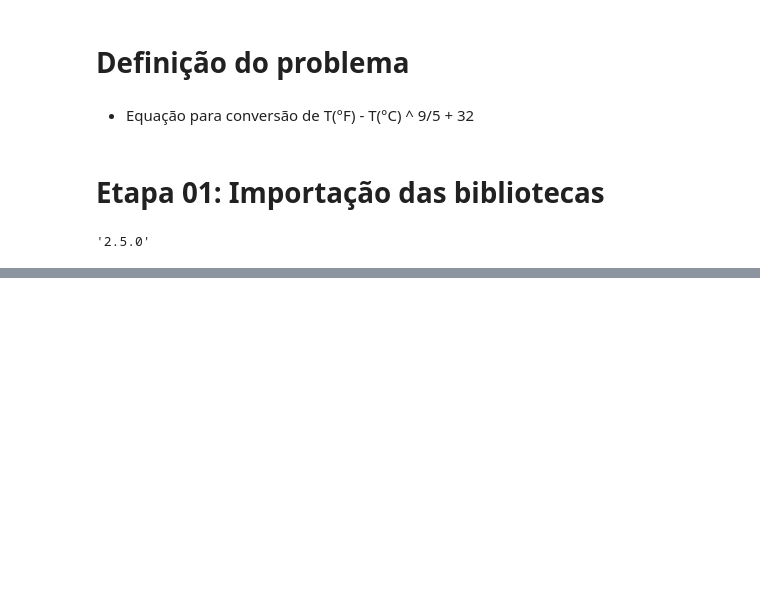
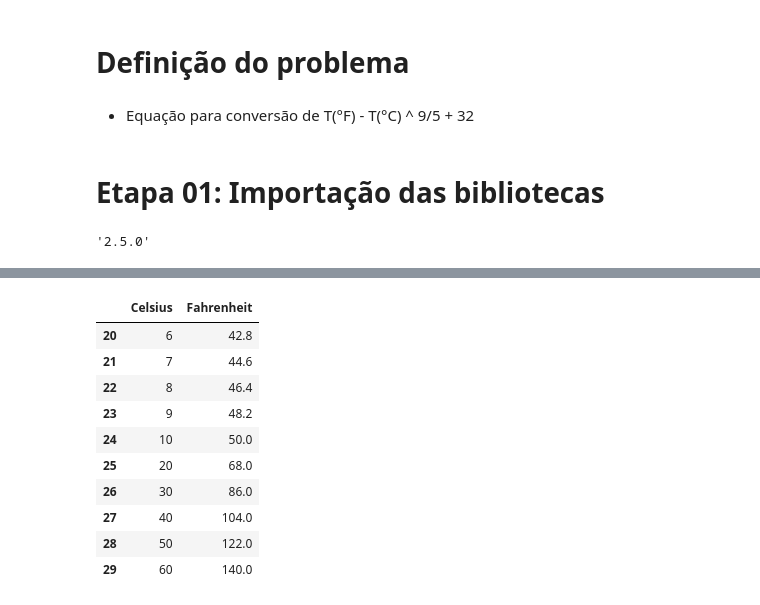
Before and after one commit to guiebitt/cddeeplearning, a Jupyter notebook: exercicio01.ipynb, the cells around one changed output, grey strips where cells are left out. Drawn from its saved outputs; the diff is of its cells as text; code cells hidden in the pictures; blank space fills up the shorter version.

```diff
--- a/exercicio01.ipynb
+++ b/exercicio01.ipynb
@@ -14,0 +54,14 @@ tf.__version__
+# %%
+temperature_df.tail(10)
+# %% [output]
+|  | Celsius | Fahrenheit |
+| 20 | 6 | 42.8 |
+| 21 | 7 | 44.6 |
+| 22 | 8 | 46.4 |
+| 23 | 9 | 48.2 |
+| 24 | 10 | 50.0 |
+| 25 | 20 | 68.0 |
+| 26 | 30 | 86.0 |
+| 27 | 40 | 104.0 |
+| 28 | 50 | 122.0 |
+| 29 | 60 | 140.0 |
```
Also changed, not shown: parts of 19 cells of this notebook.
